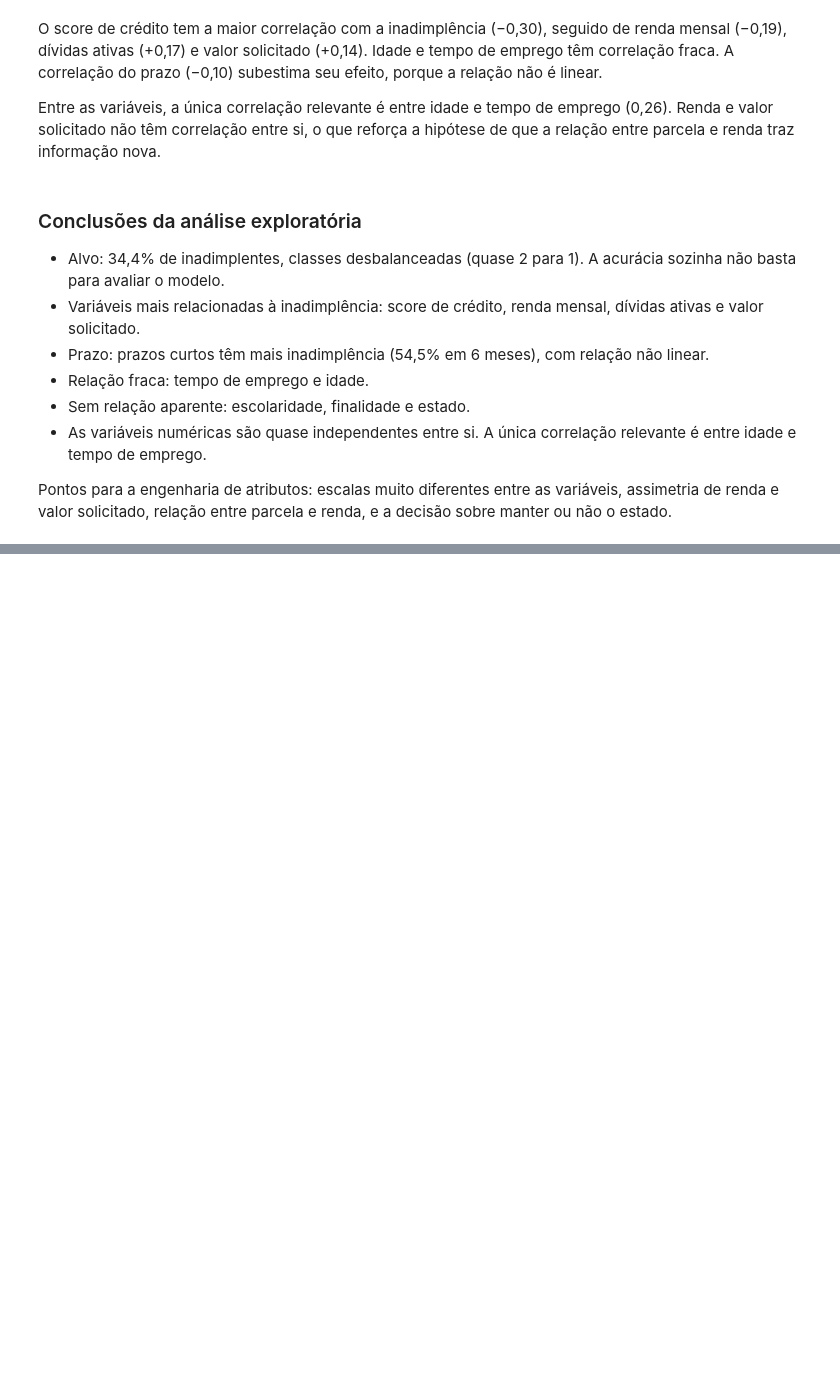
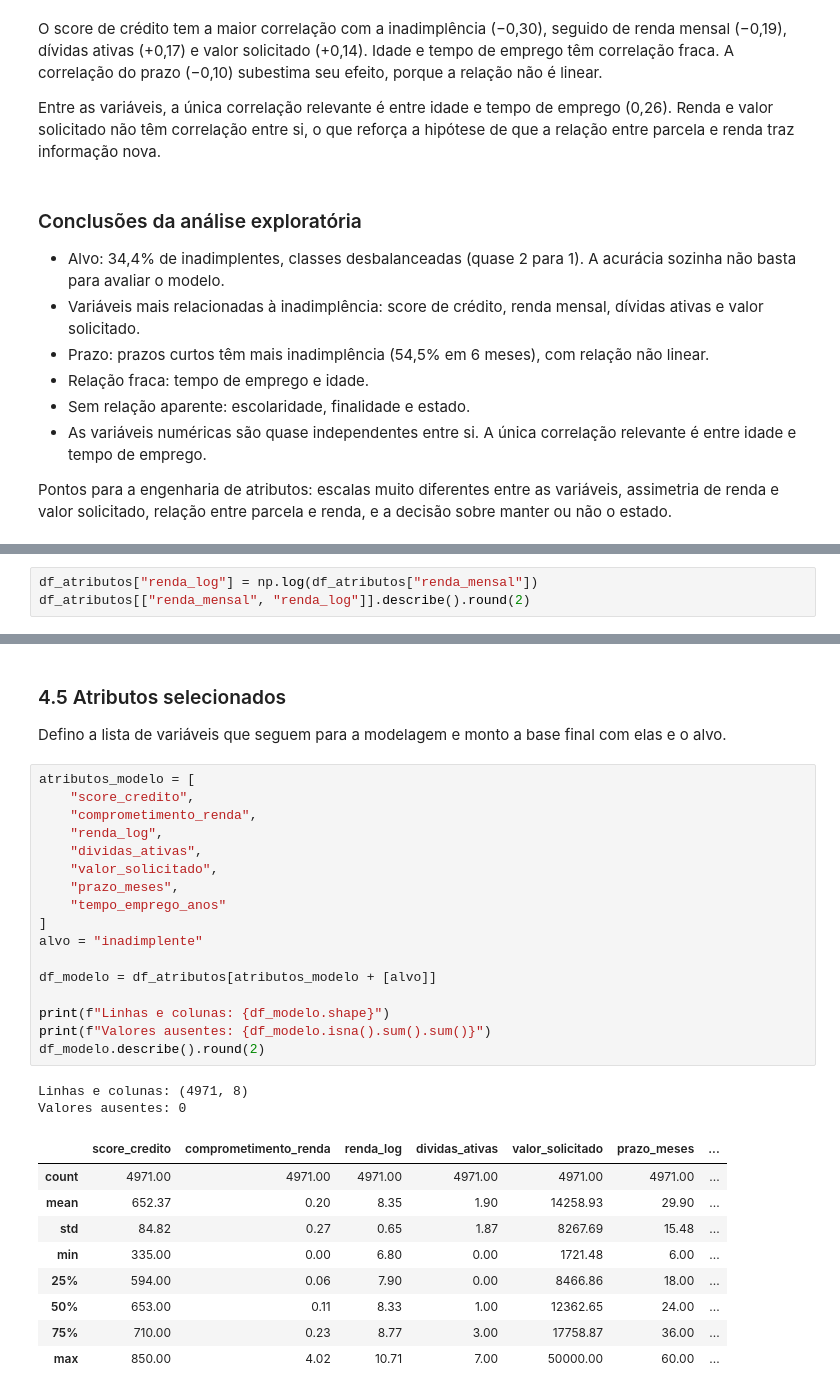
Before and after one commit to dudamark/desafio-credito-credair, a Jupyter notebook: notebooks/analise_credito.ipynb, the cells around one changed output, grey strips where cells are left out. Drawn from its saved outputs; the diff is of its cells as text; blank space fills up the shorter version.

```diff
--- a/notebooks/analise_credito.ipynb
+++ b/notebooks/analise_credito.ipynb
@@ -677,0 +873,3 @@ Pontos para a engenharia de atributos: escalas muito diferentes entre as variáv
+# %%
+df_atributos["renda_log"] = np.log(df_atributos["renda_mensal"])
+df_atributos[["renda_mensal", "renda_log"]].describe().round(2)
@@ -677,0 +972,33 @@ Pontos para a engenharia de atributos: escalas muito diferentes entre as variáv
+# %% [markdown]
+### 4.5 Atributos selecionados
+
+Defino a lista de variáveis que seguem para a modelagem e monto a base final com elas e o alvo.
+# %%
+atributos_modelo = [
+    "score_credito",
+    "comprometimento_renda",
+    "renda_log",
+    "dividas_ativas",
+    "valor_solicitado",
+    "prazo_meses",
+    "tempo_emprego_anos"
+]
+alvo = "inadimplente"
+
+df_modelo = df_atributos[atributos_modelo + [alvo]]
+
+print(f"Linhas e colunas: {df_modelo.shape}")
+print(f"Valores ausentes: {df_modelo.isna().sum().sum()}")
+df_modelo.describe().round(2)
+# %% [output]
+Linhas e colunas: (4971, 8)
+Valores ausentes: 0
+|  | score_credito | comprometimento_renda | renda_log | dividas_ativas | valor_solicitado | prazo_meses | ... |
+| count | 4971.00 | 4971.00 | 4971.00 | 4971.00 | 4971.00 | 4971.00 | ... |
+| mean | 652.37 | 0.20 | 8.35 | 1.90 | 14258.93 | 29.90 | ... |
+| std | 84.82 | 0.27 | 0.65 | 1.87 | 8267.69 | 15.48 | ... |
+| min | 335.00 | 0.00 | 6.80 | 0.00 | 1721.48 | 6.00 | ... |
+| 25% | 594.00 | 0.06 | 7.90 | 0.00 | 8466.86 | 18.00 | ... |
+| 50% | 653.00 | 0.11 | 8.33 | 1.00 | 12362.65 | 24.00 | ... |
+| 75% | 710.00 | 0.23 | 8.77 | 3.00 | 17758.87 | 36.00 | ... |
+| max | 850.00 | 4.02 | 10.71 | 7.00 | 50000.00 | 60.00 | ... |
```
Also changed, not shown: parts of 36 cells of this notebook.
